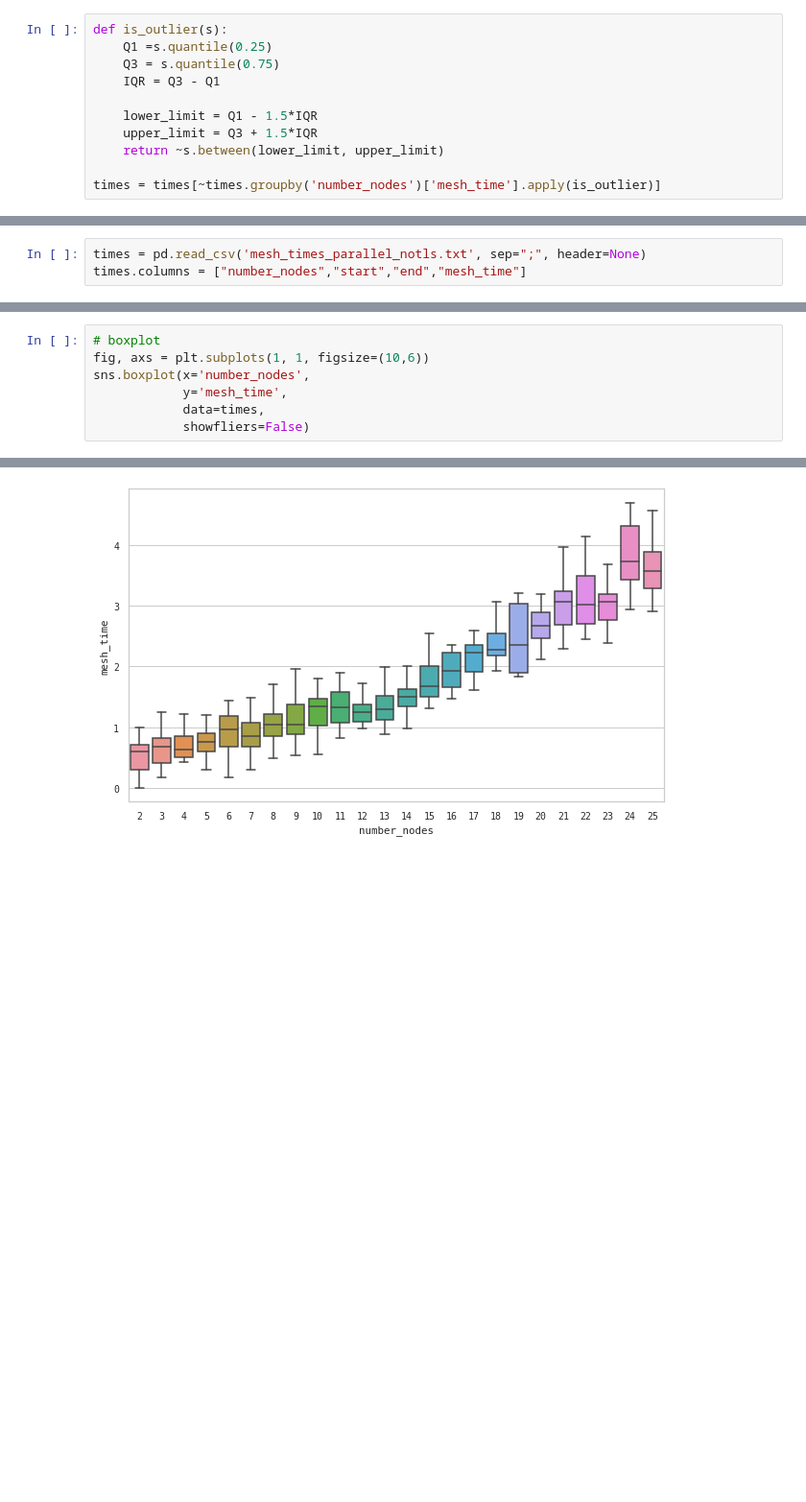
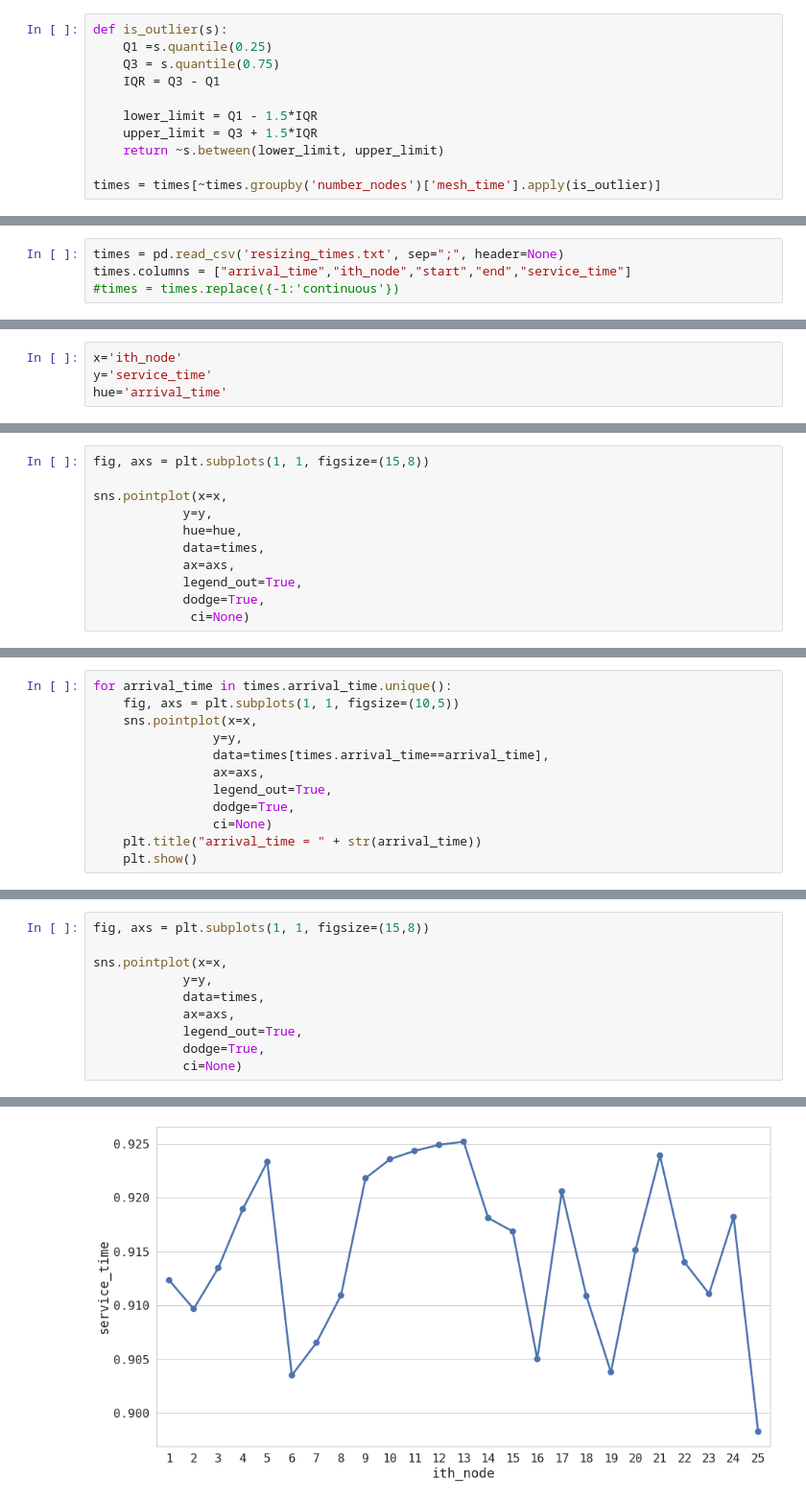
Before and after one commit to javier-pg/sysrepo-cfgssl, a Jupyter notebook: experimental_data/performance_analysis.ipynb, the cells around one changed output, grey strips where cells are left out. Shown at 96% size. Drawn from its saved outputs; the diff is of its cells as text; blank space fills up the shorter version.

Commit message:
resizing experiments

```diff
--- a/experimental_data/performance_analysis.ipynb
+++ b/experimental_data/performance_analysis.ipynb
@@ -95,3 +122,4 @@ sns.regplot(x='number_nodes',
 # %%
-times = pd.read_csv('mesh_times_parallel_notls.txt', sep=";", header=None)
-times.columns = ["number_nodes","start","end","mesh_time"]
+times = pd.read_csv('resizing_times.txt', sep=";", header=None)
+times.columns = ["arrival_time","ith_node","start","end","service_time"]
+#times = times.replace({-1:'continuous'})
@@ -118,3 +170,7 @@ times.describe()
+# %%
+x='ith_node'
+y='service_time'
+hue='arrival_time'
 # %%
 # barplot
 fig, axs = plt.subplots(1, 1, figsize=(10,6))
@@ -139,0 +208,11 @@ sns.lineplot(x='number_nodes',
+# %%
+fig, axs = plt.subplots(1, 1, figsize=(15,8))
+
+sns.pointplot(x=x,
+            y=y,
+            hue=hue,
+            data=times,
+            ax=axs,
+            legend_out=True,
+            dodge=True,
+             ci=None)
@@ -139,0 +222,12 @@ sns.lineplot(x='number_nodes',
+# %%
+for arrival_time in times.arrival_time.unique():
+    fig, axs = plt.subplots(1, 1, figsize=(10,5))
+    sns.pointplot(x=x,
+                y=y,
+                data=times[times.arrival_time==arrival_time],
+                ax=axs,
+                legend_out=True,
+                dodge=True,
+                ci=None)
+    plt.title("arrival_time = " + str(arrival_time))
+    plt.show()
@@ -140,8 +243,11 @@ sns.lineplot(x='number_nodes',
 # %%
-# boxplot
-fig, axs = plt.subplots(1, 1, figsize=(10,6))
-sns.boxplot(x='number_nodes',
-            y='mesh_time',
+fig, axs = plt.subplots(1, 1, figsize=(15,8))
+
+sns.pointplot(x=x,
+            y=y,
             data=times,
-            showfliers=False)
+            ax=axs,
+            legend_out=True,
+            dodge=True,
+            ci=None)
 # %% [output]
@@ -149 +255 @@ sns.boxplot(x='number_nodes',
-[figure, old version]
+[figure, new version]
```
Also changed, not shown: parts of 36 cells of this notebook, 15 other files.
